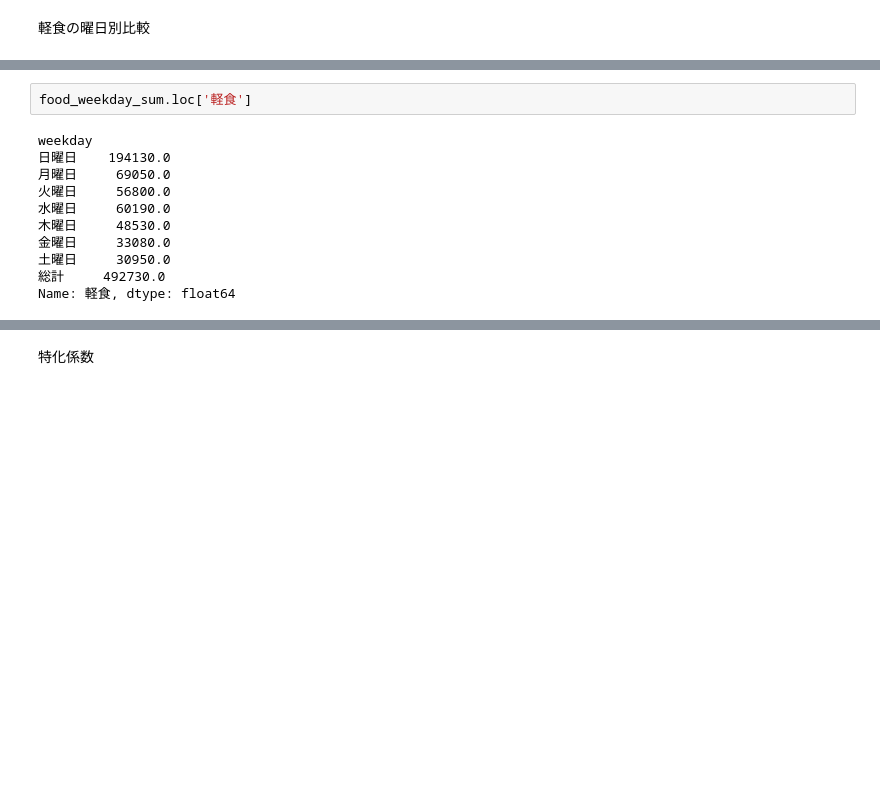
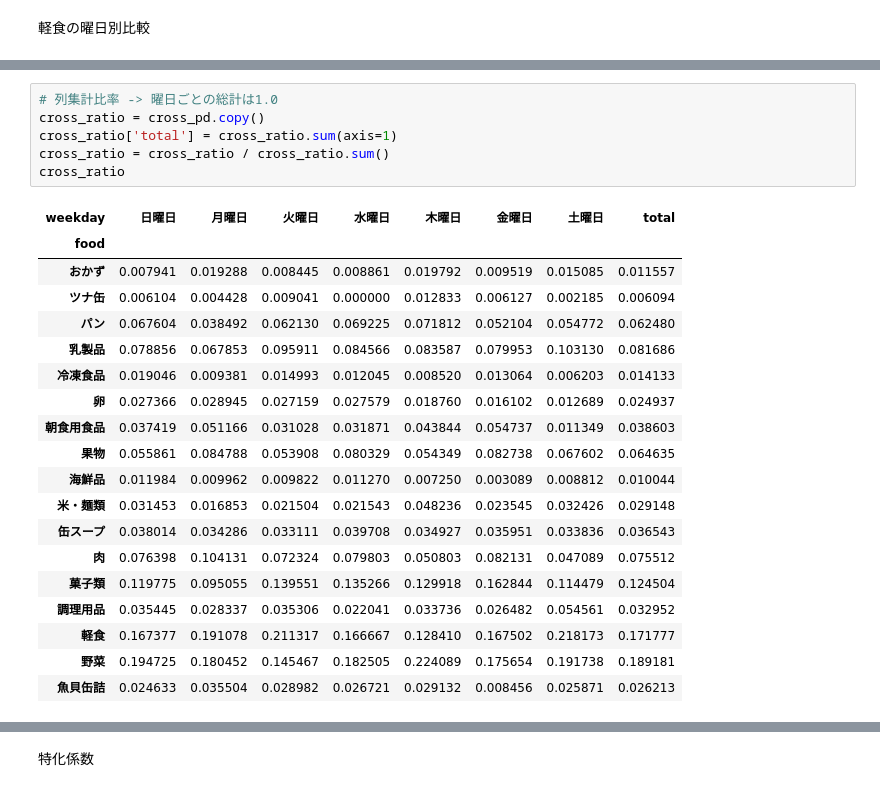
Before and after one commit to akmiccom/dataAnalyticsBasic, a Jupyter notebook: notebooks/c2.ipynb, the cells around one changed output, grey strips where cells are left out. Cells and saved outputs as stored; diff of their text form; blank space fills up the shorter version.

```diff
--- a/notebooks/c2.ipynb
+++ b/notebooks/c2.ipynb
@@ -147,13 +169,26 @@ food_weekday_sum
-# %%
-food_weekday_sum.loc['軽食']
-# %% [output]
-weekday
-日曜日    194130.0
-月曜日     69050.0
-火曜日     56800.0
-水曜日     60190.0
-木曜日     48530.0
-金曜日     33080.0
-土曜日     30950.0
-総計     492730.0
-Name: 軽食, dtype: float64
+# %%
+# 列集計比率 -> 曜日ごとの総計は1.0
+cross_ratio = cross_pd.copy()
+cross_ratio['total'] = cross_ratio.sum(axis=1)
+cross_ratio = cross_ratio / cross_ratio.sum()
+cross_ratio
+# %% [output]
+| weekday | 日曜日 | 月曜日 | 火曜日 | 水曜日 | 木曜日 | 金曜日 | 土曜日 | total |
+| food |  |  |  |  |  |  |  |  |
+| おかず | 0.007941 | 0.019288 | 0.008445 | 0.008861 | 0.019792 | 0.009519 | 0.015085 | 0.011557 |
+| ツナ缶 | 0.006104 | 0.004428 | 0.009041 | 0.000000 | 0.012833 | 0.006127 | 0.002185 | 0.006094 |
+| パン | 0.067604 | 0.038492 | 0.062130 | 0.069225 | 0.071812 | 0.052104 | 0.054772 | 0.062480 |
+| 乳製品 | 0.078856 | 0.067853 | 0.095911 | 0.084566 | 0.083587 | 0.079953 | 0.103130 | 0.081686 |
+| 冷凍食品 | 0.019046 | 0.009381 | 0.014993 | 0.012045 | 0.008520 | 0.013064 | 0.006203 | 0.014133 |
+| 卵 | 0.027366 | 0.028945 | 0.027159 | 0.027579 | 0.018760 | 0.016102 | 0.012689 | 0.024937 |
+| 朝食用食品 | 0.037419 | 0.051166 | 0.031028 | 0.031871 | 0.043844 | 0.054737 | 0.011349 | 0.038603 |
+| 果物 | 0.055861 | 0.084788 | 0.053908 | 0.080329 | 0.054349 | 0.082738 | 0.067602 | 0.064635 |
+| 海鮮品 | 0.011984 | 0.009962 | 0.009822 | 0.011270 | 0.007250 | 0.003089 | 0.008812 | 0.010044 |
+| 米・麺類 | 0.031453 | 0.016853 | 0.021504 | 0.021543 | 0.048236 | 0.023545 | 0.032426 | 0.029148 |
+| 缶スープ | 0.038014 | 0.034286 | 0.033111 | 0.039708 | 0.034927 | 0.035951 | 0.033836 | 0.036543 |
+| 肉 | 0.076398 | 0.104131 | 0.072324 | 0.079803 | 0.050803 | 0.082131 | 0.047089 | 0.075512 |
+| 菓子類 | 0.119775 | 0.095055 | 0.139551 | 0.135266 | 0.129918 | 0.162844 | 0.114479 | 0.124504 |
+| 調理用品 | 0.035445 | 0.028337 | 0.035306 | 0.022041 | 0.033736 | 0.026482 | 0.054561 | 0.032952 |
+| 軽食 | 0.167377 | 0.191078 | 0.211317 | 0.166667 | 0.128410 | 0.167502 | 0.218173 | 0.171777 |
+| 野菜 | 0.194725 | 0.180452 | 0.145467 | 0.182505 | 0.224089 | 0.175654 | 0.191738 | 0.189181 |
+| 魚貝缶詰 | 0.024633 | 0.035504 | 0.028982 | 0.026721 | 0.029132 | 0.008456 | 0.025871 | 0.026213 |
```
Also changed, not shown: parts of 9 cells of this notebook, 2 other files.
